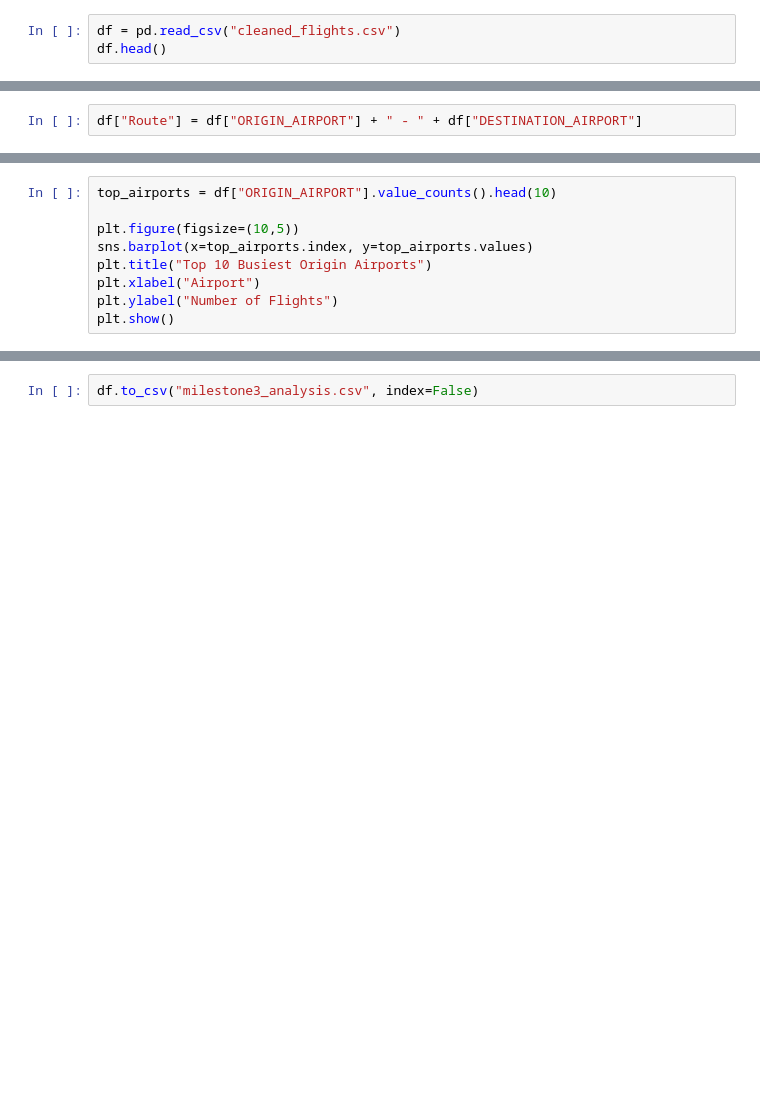
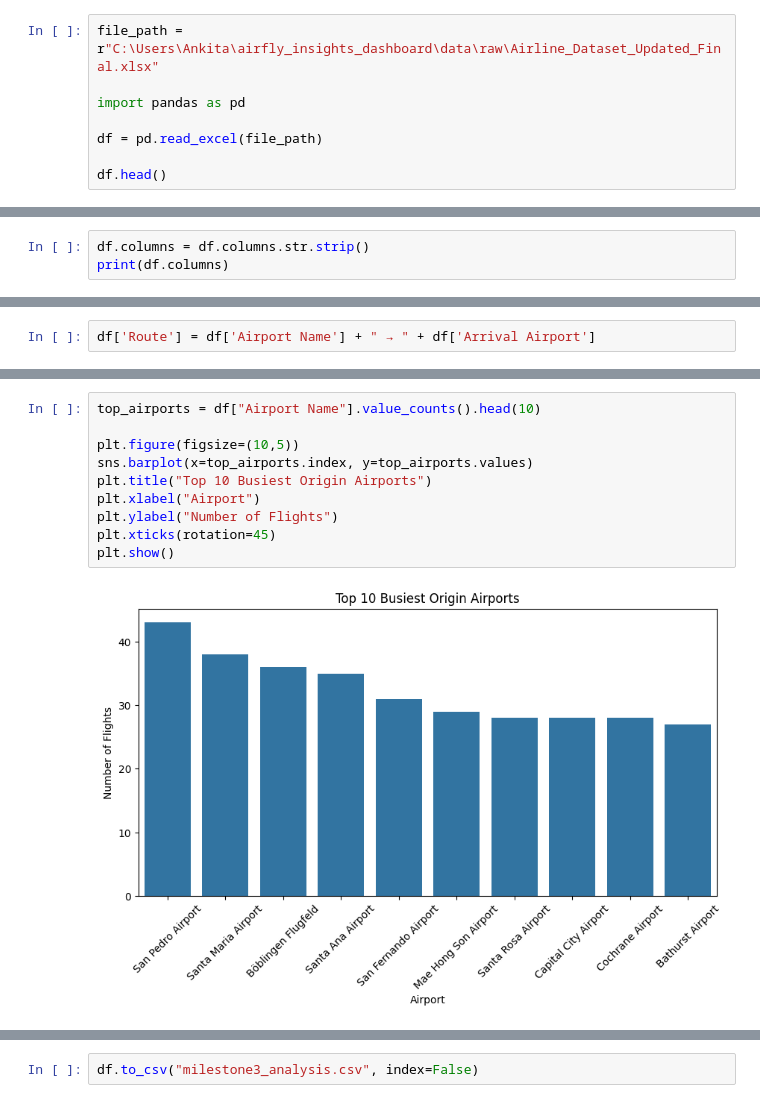
Before and after one commit to ankitakarbhari/airfly_insights_dashboard, a Jupyter notebook: notebooks/milestone3_analysis.ipynb, the cells around one changed output, grey strips where cells are left out. Drawn from its saved outputs; the diff is of its cells as text; blank space fills up the shorter version.

```diff
--- a/notebooks/milestone3_analysis.ipynb
+++ b/notebooks/milestone3_analysis.ipynb
@@ -4,5 +3,10 @@ import numpy as np
 import matplotlib.pyplot as plt
 import seaborn as sns
 # %%
-df = pd.read_csv("cleaned_flights.csv")
+file_path = r"C:\Users\Ankita\airfly_insights_dashboard\data\raw\Airline_Dataset_Updated_Final.xlsx"
+
+import pandas as pd
+
+df = pd.read_excel(file_path)
+
 df.head()
@@ -9,2 +20,0 @@ df.head()
-# %%
-df["Route"] = df["ORIGIN_AIRPORT"] + " - " + df["DESTINATION_AIRPORT"]
@@ -10,0 +60,3 @@ df["Route"] = df["ORIGIN_AIRPORT"] + " - " + df["DESTINATION_AIRPORT"]
+# %%
+df.columns = df.columns.str.strip()
+print(df.columns)
@@ -11,3 +70,5 @@ df["Route"] = df["ORIGIN_AIRPORT"] + " - " + df["DESTINATION_AIRPORT"]
+# %%
+df['Route'] = df['Airport Name'] + " → " + df['Arrival Airport']
 # %%
 top_routes = df["Route"].value_counts().head(10)
 
@@ -20,11 +83,14 @@ plt.show()
 # %%
-top_airports = df["ORIGIN_AIRPORT"].value_counts().head(10)
+top_airports = df["Airport Name"].value_counts().head(10)
 
 plt.figure(figsize=(10,5))
 sns.barplot(x=top_airports.index, y=top_airports.values)
 plt.title("Top 10 Busiest Origin Airports")
 plt.xlabel("Airport")
 plt.ylabel("Number of Flights")
+plt.xticks(rotation=45)
 plt.show()
+# %% [output]
+[figure, added]
 # %%
 delay_airport = df.pivot_table(
```
Also changed, not shown: parts of 17 cells of this notebook, 1 other file.
